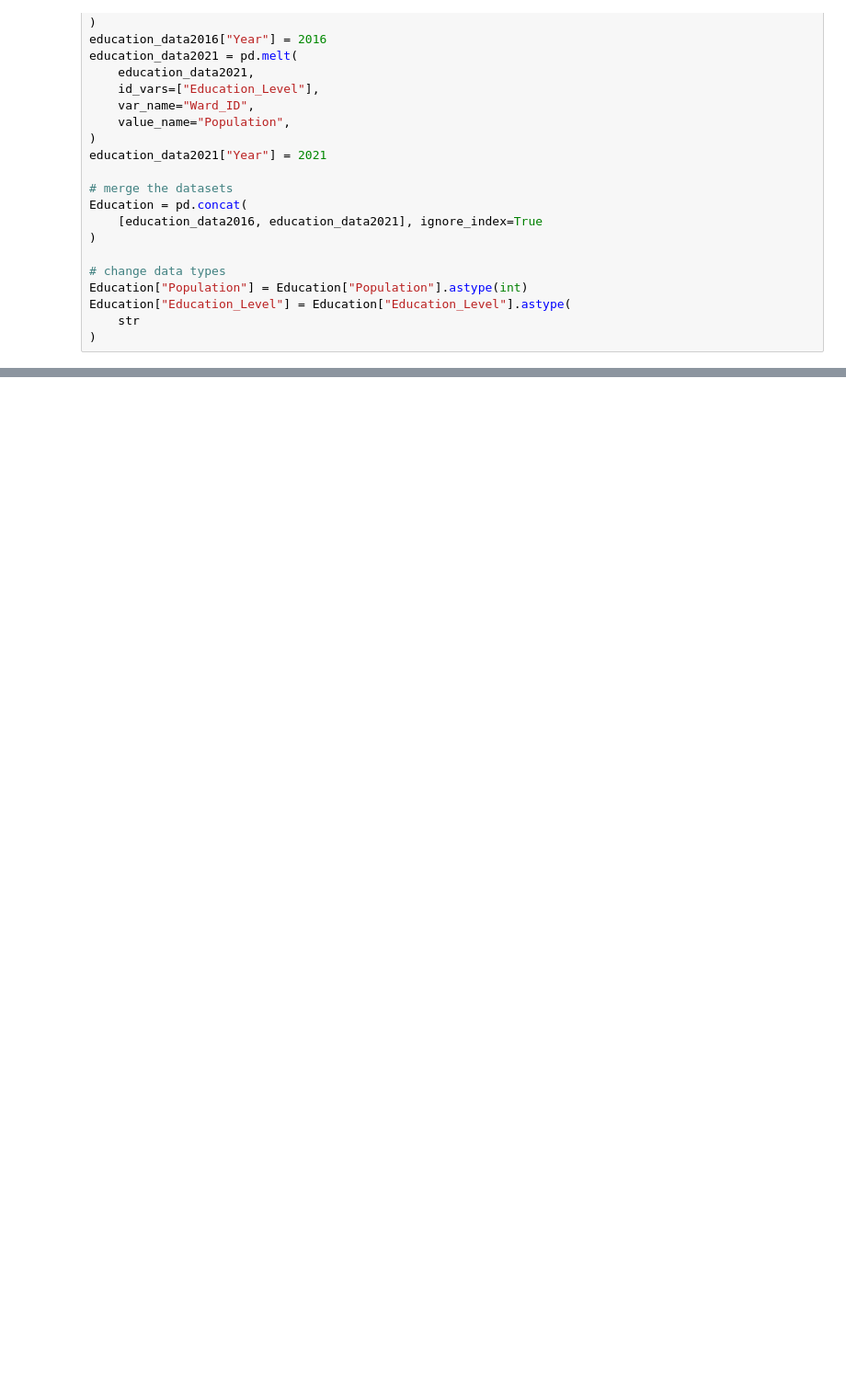
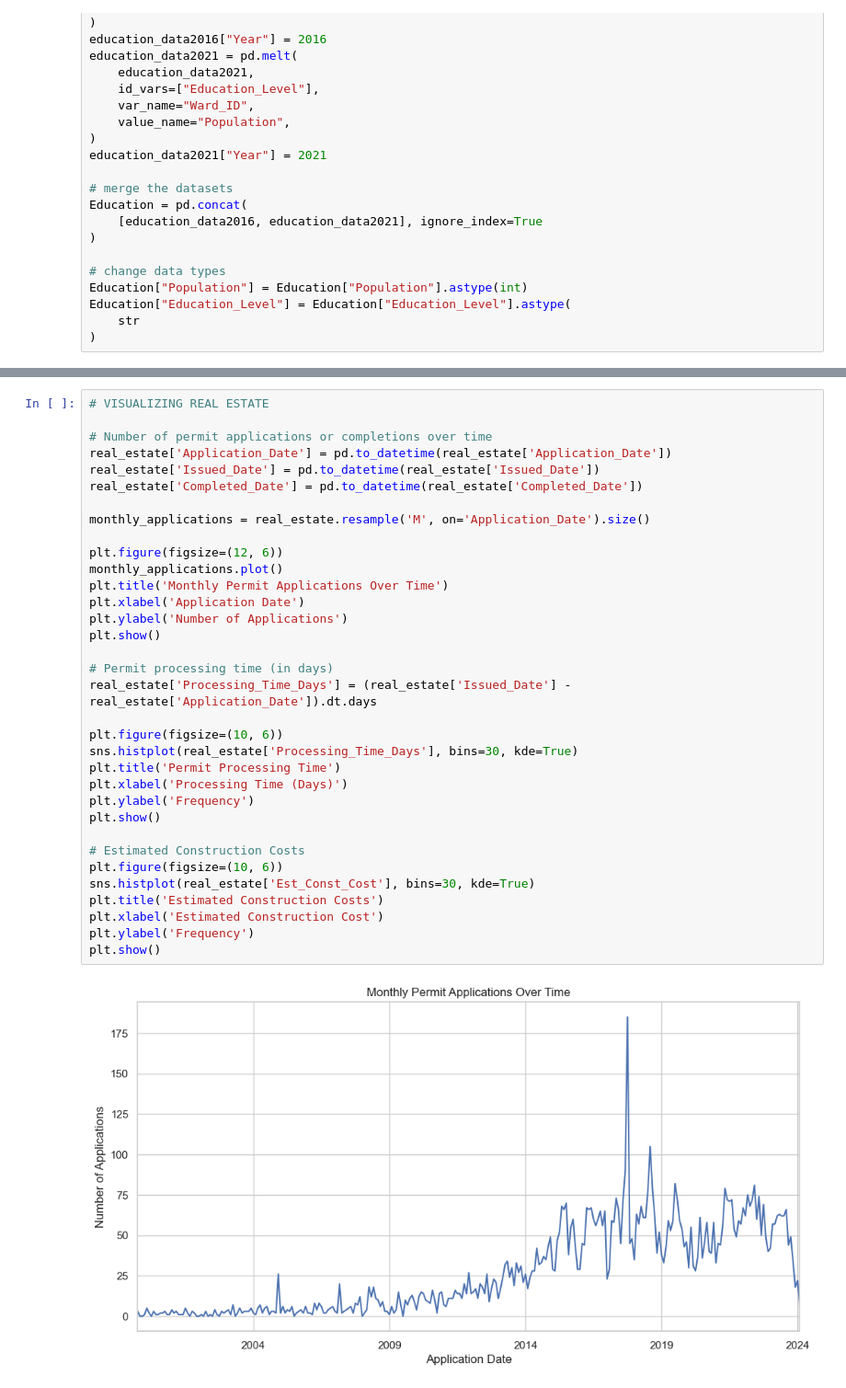
Before and after one commit to tinatrinh8/Data-Science-Gentrification-Study, a Jupyter notebook: Phase4/DataMining.ipynb, the cells around one changed output, grey strips where cells are left out. Shown at 92% size. Drawn from its saved outputs; the diff is of its cells as text; blank space fills up the shorter version.

```diff
--- a/Phase4/DataMining.ipynb
+++ b/Phase4/DataMining.ipynb
@@ -460,0 +748,36 @@ ShelterDimension["Ward_ID"] = ShelterDimension["Ward_ID"].astype(str)
+# %%
+# VISUALIZING REAL ESTATE
+
+# Number of permit applications or completions over time
+real_estate['Application_Date'] = pd.to_datetime(real_estate['Application_Date'])
+real_estate['Issued_Date'] = pd.to_datetime(real_estate['Issued_Date'])
+real_estate['Completed_Date'] = pd.to_datetime(real_estate['Completed_Date'])
+
+monthly_applications = real_estate.resample('M', on='Application_Date').size()
+
+plt.figure(figsize=(12, 6))
+monthly_applications.plot()
+plt.title('Monthly Permit Applications Over Time')
+plt.xlabel('Application Date')
+plt.ylabel('Number of Applications')
+plt.show()
+
+# Permit processing time (in days)
+real_estate['Processing_Time_Days'] = (real_estate['Issued_Date'] - real_estate['Application_Date']).dt.days
+
+plt.figure(figsize=(10, 6))
+sns.histplot(real_estate['Processing_Time_Days'], bins=30, kde=True)
+plt.title('Permit Processing Time')
+plt.xlabel('Processing Time (Days)')
+plt.ylabel('Frequency')
+plt.show()
+
+# Estimated Construction Costs
+plt.figure(figsize=(10, 6))
+sns.histplot(real_estate['Est_Const_Cost'], bins=30, kde=True)
+plt.title('Estimated Construction Costs')
+plt.xlabel('Estimated Construction Cost')
+plt.ylabel('Frequency')
+plt.show()
+# %% [output]
+[figure, added]
```
Also changed, not shown: parts of 29 cells of this notebook, 3 other files.
